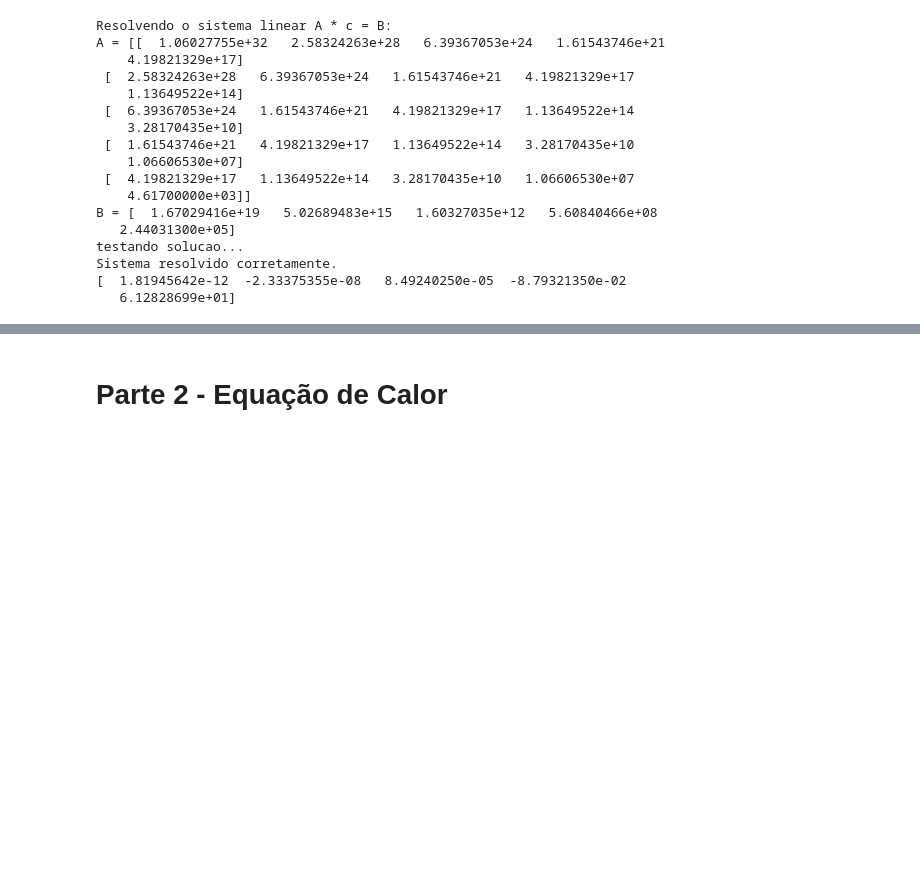
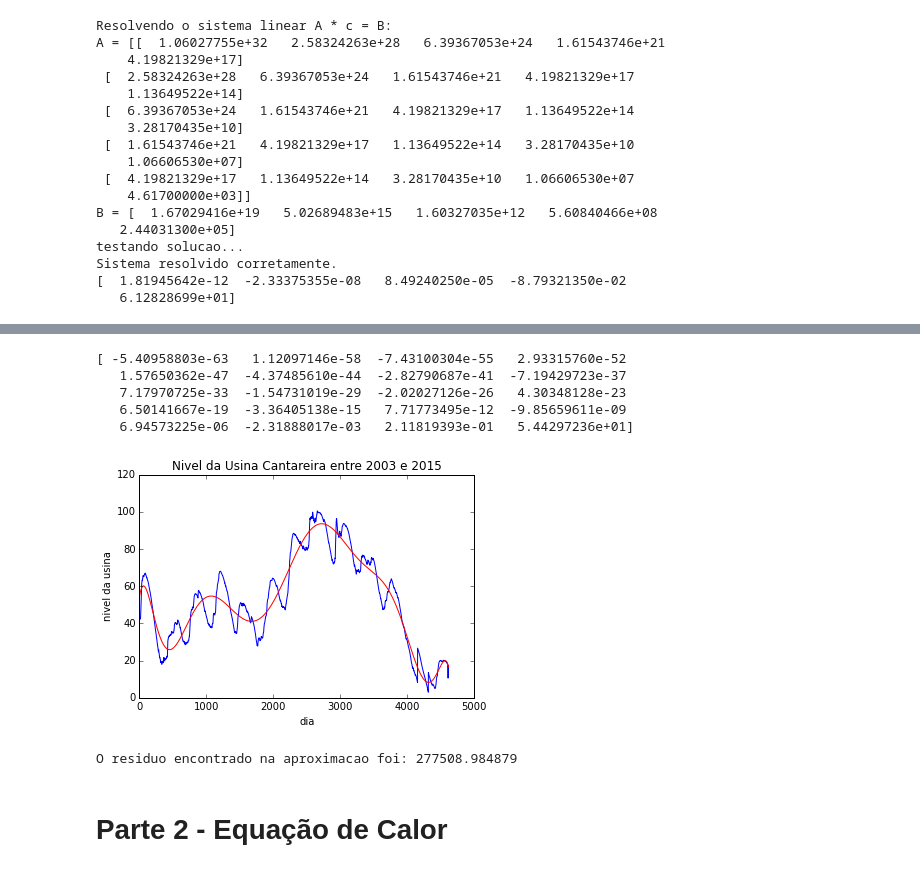
Before and after one commit to MrStrings/numerical-methods-assignment, a Jupyter notebook: codeNotebook.ipynb, the cells around one changed output, grey strips where cells are left out. Saved outputs shown, nothing was run; the diff lists cells and outputs as text; code cells hidden in the pictures; blank space fills up the shorter version.

```diff
--- a/codeNotebook.ipynb
+++ b/codeNotebook.ipynb
@@ -113,0 +114,10 @@ plt.show()
+# %%
+def residuoMMQ(f, x, y):
+    '''
+        Calcula o residuo (soma dos quadrados dos erros) da aprox f de y nos pontos x.
+    '''
+
+    soma = 0
+    for xk, yk in zip(x,y):
+        soma += pow(f(xk) - yk, 2)
+    return soma
@@ -261,2 +361,26 @@ plt.show()
+# %%
+#Testando com o menor indice, 19
+c19 = grauX_MMQ(diaArray, niveisArray, 19, verborragic=False)
+print c19
+# %% [output]
+[ -5.40958803e-63   1.12097146e-58  -7.43100304e-55   2.93315760e-52
+   1.57650362e-47  -4.37485610e-44  -2.82790687e-41  -7.19429723e-37
+   7.17970725e-33  -1.54731019e-29  -2.02027126e-26   4.30348128e-23
+   6.50141667e-19  -3.36405138e-15   7.71773495e-12  -9.85659611e-09
+   6.94573225e-06  -2.31888017e-03   2.11819393e-01   5.44297236e+01]
+# %%
+aprox19o = lambda x: np.sum([c19[j]*x**(19-j) for j in range(20)])
+grau19Y = np.vectorize(aprox19o)(dia)
+
+plt.plot(dia, niveis, 'b-')
+plt.plot(dia, grau19Y , 'r-')
+plt.title("Nivel da Usina Cantareira entre 2003 e 2015")
+plt.ylabel('nivel da usina')
+plt.xlabel("dia")
+plt.show()
+print "O residuo encontrado na aproximacao foi:",residuoMMQ(aprox19o, dia, niveis)
+# %% [output]
+[figure, added]
+O residuo encontrado na aproximacao foi: 277508.984879
 # %% [markdown]
 # Parte 2 - Equação de Calor
```
Also changed, not shown: parts of 15 cells of this notebook.
